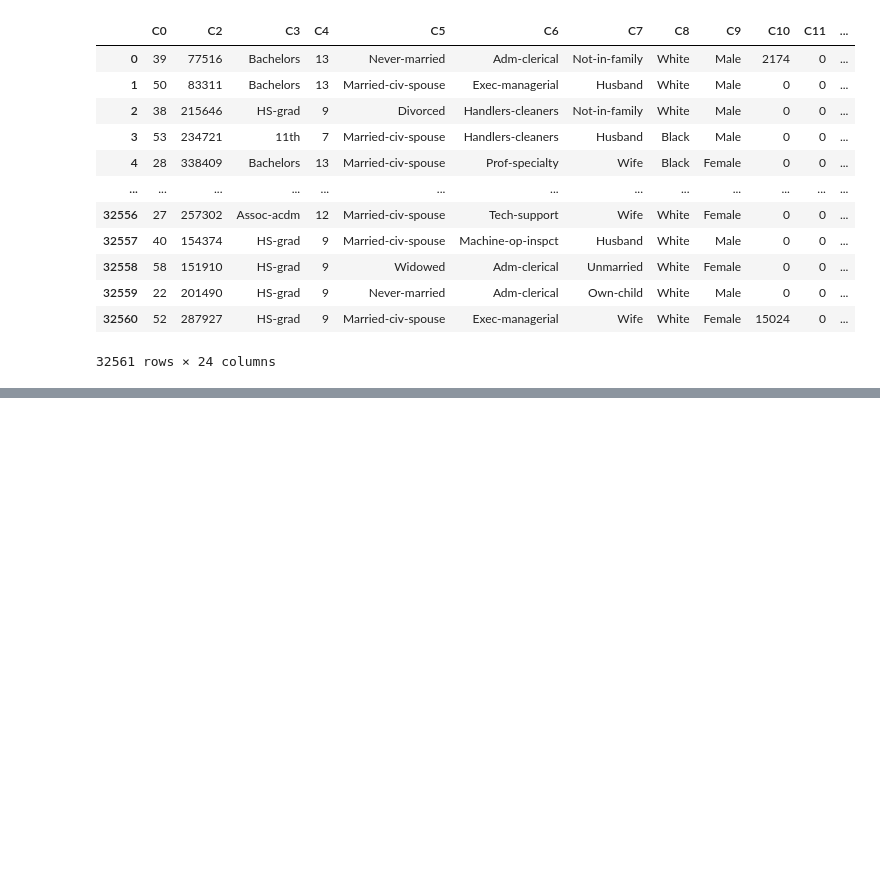
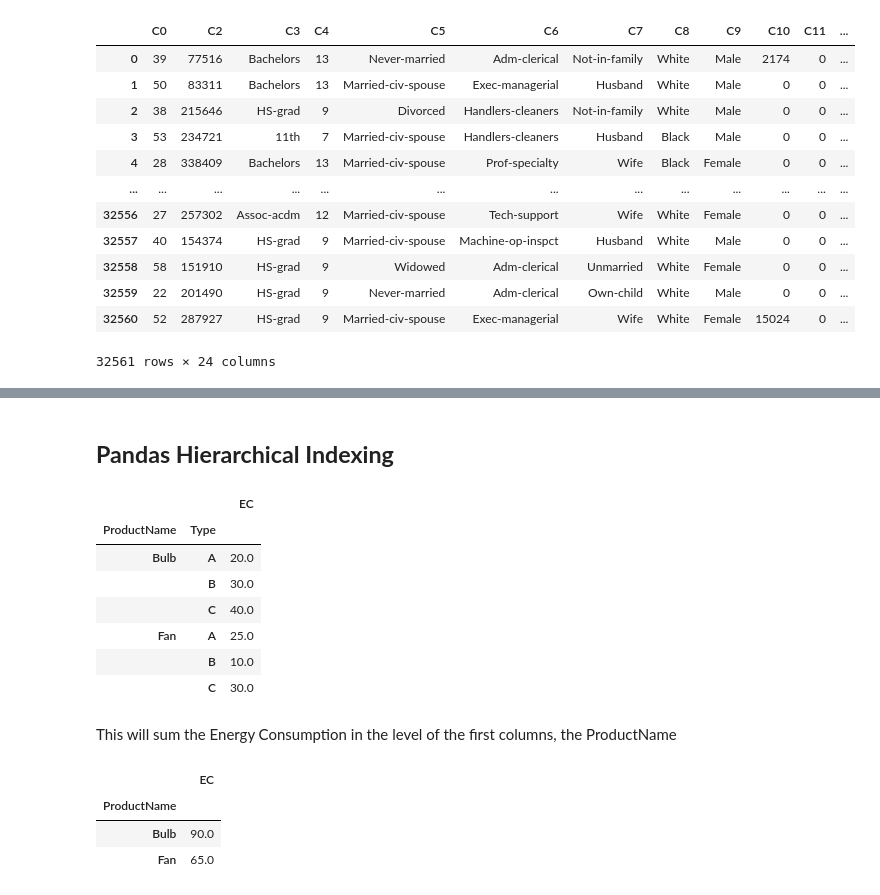
Before and after one commit to tarsojabbes/data-visualization, a Jupyter notebook: Pandas.ipynb, the cells around one changed output, grey strips where cells are left out. Drawn from its saved outputs; the diff is of its cells as text; code cells hidden in the pictures; blank space fills up the shorter version.

Commit message:
GroupBy, Hierarchical Indexing and Rolling

```diff
--- a/Pandas.ipynb
+++ b/Pandas.ipynb
@@ -178,0 +200,28 @@ data
+# %% [markdown]
+## **Pandas Hierarchical Indexing**
+# %%
+a = [['Bulb', 'Bulb', 'Bulb', 'Fan', 'Fan', 'Fan'],
+     ['A', 'B', 'C', 'A', 'B', 'C']]
+
+index = pd.MultiIndex.from_arrays(a, names=('ProductName', 'Type'))
+df = pd.DataFrame({'EC': [20., 30, 40, 25, 10, 30]}, index=index)
+# %%
+df
+# %% [output]
+|  |  | EC |
+| ProductName | Type |  |
+| Bulb | A | 20.0 |
+|  | B | 30.0 |
+|  | C | 40.0 |
+| Fan | A | 25.0 |
+|  | B | 10.0 |
+|  | C | 30.0 |
+# %% [markdown]
+This will sum the Energy Consumption in the level of the first columns, the ProductName
+# %%
+df.groupby(level=0).sum()
+# %% [output]
+|  | EC |
+| ProductName |  |
+| Bulb | 90.0 |
+| Fan | 65.0 |
```
Also changed, not shown: parts of 12 cells of this notebook.
